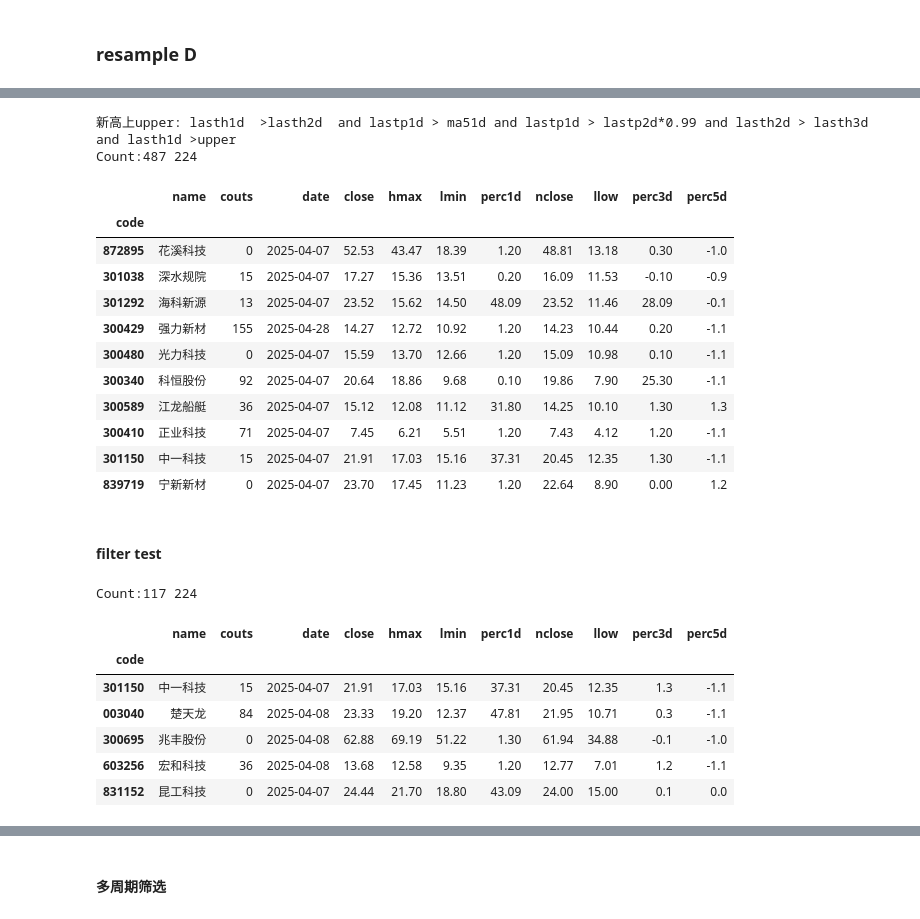
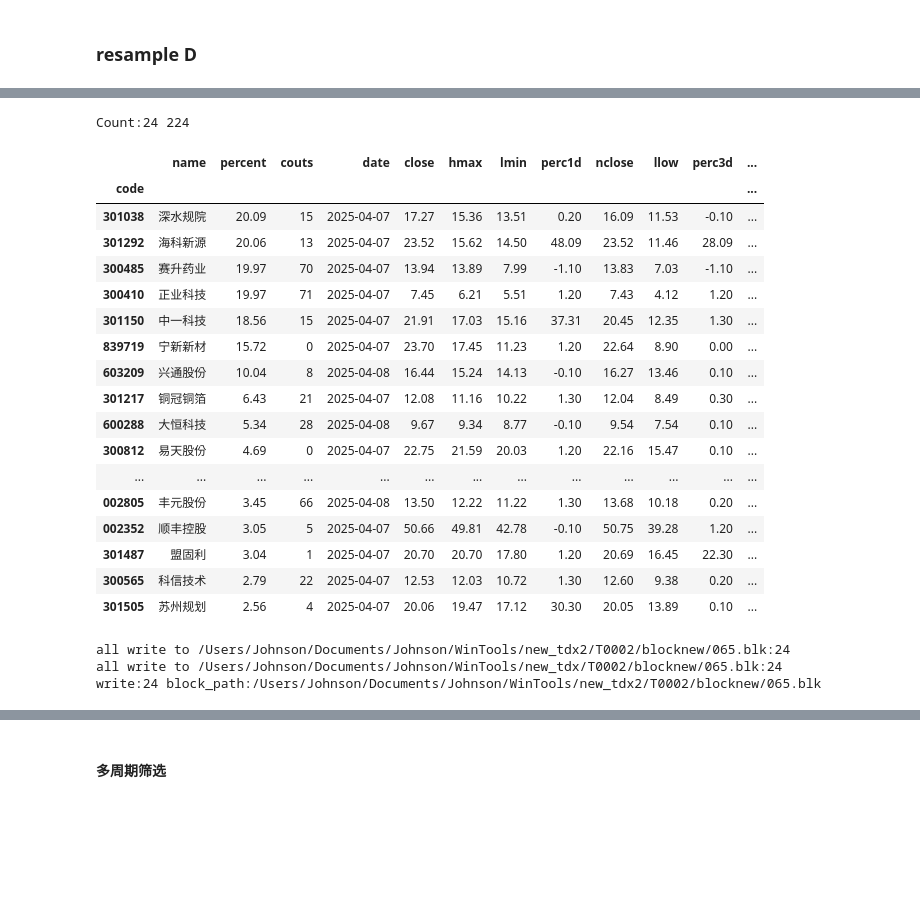
Before and after one commit to johnsonhongyi/pyQuant3, a Jupyter notebook: stock/jupyterAlgo/Quant2023/resample-monitor.ipynb, the cells around one changed output, grey strips where cells are left out. Cells and saved outputs as stored; diff of their text form; code cells hidden in the pictures; blank space fills up the shorter version.

```diff
--- a/stock/jupyterAlgo/Quant2023/resample-monitor.ipynb
+++ b/stock/jupyterAlgo/Quant2023/resample-monitor.ipynb
@@ -42,7 +38,7 @@ NameError: name 'resample' is not defined
 # %%
-def show_tdx_data(df, codelist=None, market_value='3', col=None,limit=20):
+def show_tdx_data(df, codelist=None, market_value='3', col=None,limit=20,orderby='percent'):
     col_src = [
-        "name", "couts", "date", "perc", "ra_diff","xratio", "idx", "hat", "close",
+        "name",'percent', "couts", "date", "perc", "ra_diff","xratio", "idx", "hat", "close",
         "volsum5d", "hmax", "lmin", "perc1d", "ma20", "ma250", "nclose",
         "llow", 'vol1d', 'vol2d', 'vol3d', 'vol4d', 'vol5d', "perc%sd" %
         (market_value),
@@ -62,7 +58,8 @@ def show_tdx_data(df, codelist=None, market_value='3', col=None,limit=20):
     #         columns_ = col_name.insert(1, "date")
     #     else:
     #         columns_ = col_name.remove("name")
-
+    if orderby in df.columns:
+        df=df.sort_values('percent', ascending=False)
     if isinstance(col,list):
         col_name.extend(col)
     elif col is not None:
@@ -527,40 +569,36 @@ DLTDXE:2.60
 # %%
 # td_code = tdx_d.query('lasth1d > lasth2d > lasth3d and close >= high4')
 # td_code = tdx_d.query('ma51d > ma10d and ral > 3 and lastp1d >ma20d and low > lastl1d and vol > 2' )
 # td_code = tdx_d.query('lastp1d > lastp2d  and lasth1d > lasth2d and lasth2d > lasth3d and lastl1d > lastl2d and lastl2d > lastl3d and close > open')
-td_code = h5_d.query(f'{get_filter(filterIDX)}')
-td_code = h5_d.query(f'lasth1d > lasth2d and close > lastp1d')
 
-show_tdx_data(td_code,limit=10)
+# td_code = h5_d.query(f'{get_filter(filterIDX)}')
+# td_code = h5_d.query(f'lasth1d > lasth2d and close > lastp1d and ral > 10 and fib > 0 and boll > 0')
+td_code = h5_d.query(f'lastv1d > lastv2d and close > lastp1d and ral > 10 and fib > 0 and boll > 0 and close > lastp2d and percent > per2d and percent > lastdu4 \
+and close >high4 and close > max5 and (low > open*0.99 or (per1d > 4 and low >= lastp1d))')
+
+show_tdx_data(td_code,limit=20)
 if len(td_code) < 30:
-    write_code_to_blk(td_code.index,'065',rewrite=True)
+    write_code_to_blk(td_code.sort_values('percent', ascending=False).index,'065',rewrite=True)
 # %% [output]
-新高上upper: lasth1d  >lasth2d  and lastp1d > ma51d and lastp1d > lastp2d*0.99 and lasth2d > lasth3d  and lasth1d >upper
-Count:487 224
+Count:24 224
-|  | name | couts | date | close | hmax | lmin | perc1d | nclose | llow | perc3d | perc5d |
-| code |  |  |  |  |  |  |  |  |  |  |  |
-| 872895 | 花溪科技 | 0 | 2025-04-07 | 52.53 | 43.47 | 18.39 | 1.20 | 48.81 | 13.18 | 0.30 | -1.0 |
-| 301038 | 深水规院 | 15 | 2025-04-07 | 17.27 | 15.36 | 13.51 | 0.20 | 16.09 | 11.53 | -0.10 | -0.9 |
-| 301292 | 海科新源 | 13 | 2025-04-07 | 23.52 | 15.62 | 14.50 | 48.09 | 23.52 | 11.46 | 28.09 | -0.1 |
-| 300429 | 强力新材 | 155 | 2025-04-28 | 14.27 | 12.72 | 10.92 | 1.20 | 14.23 | 10.44 | 0.20 | -1.1 |
-| 300480 | 光力科技 | 0 | 2025-04-07 | 15.59 | 13.70 | 12.66 | 1.20 | 15.09 | 10.98 | 0.10 | -1.1 |
-| 300340 | 科恒股份 | 92 | 2025-04-07 | 20.64 | 18.86 | 9.68 | 0.10 | 19.86 | 7.90 | 25.30 | -1.1 |
-| 300589 | 江龙船艇 | 36 | 2025-04-07 | 15.12 | 12.08 | 11.12 | 31.80 | 14.25 | 10.10 | 1.30 | 1.3 |
-| 300410 | 正业科技 | 71 | 2025-04-07 | 7.45 | 6.21 | 5.51 | 1.20 | 7.43 | 4.12 | 1.20 | -1.1 |
-| 301150 | 中一科技 | 15 | 2025-04-07 | 21.91 | 17.03 | 15.16 | 37.31 | 20.45 | 12.35 | 1.30 | -1.1 |
-| 839719 | 宁新新材 | 0 | 2025-04-07 | 23.70 | 17.45 | 11.23 | 1.20 | 22.64 | 8.90 | 0.00 | 1.2 |
+|  | name | percent | couts | date | close | hmax | lmin | perc1d | nclose | llow | perc3d | ... |
+| code |  |  |  |  |  |  |  |  |  |  |  | ... |
+| 301038 | 深水规院 | 20.09 | 15 | 2025-04-07 | 17.27 | 15.36 | 13.51 | 0.20 | 16.09 | 11.53 | -0.10 | ... |
+| 301292 | 海科新源 | 20.06 | 13 | 2025-04-07 | 23.52 | 15.62 | 14.50 | 48.09 | 23.52 | 11.46 | 28.09 | ... |
+| 300485 | 赛升药业 | 19.97 | 70 | 2025-04-07 | 13.94 | 13.89 | 7.99 | -1.10 | 13.83 | 7.03 | -1.10 | ... |
+| 300410 | 正业科技 | 19.97 | 71 | 2025-04-07 | 7.45 | 6.21 | 5.51 | 1.20 | 7.43 | 4.12 | 1.20 | ... |
+| 301150 | 中一科技 | 18.56 | 15 | 2025-04-07 | 21.91 | 17.03 | 15.16 | 37.31 | 20.45 | 12.35 | 1.30 | ... |
+| 839719 | 宁新新材 | 15.72 | 0 | 2025-04-07 | 23.70 | 17.45 | 11.23 | 1.20 | 22.64 | 8.90 | 0.00 | ... |
+| 603209 | 兴通股份 | 10.04 | 8 | 2025-04-08 | 16.44 | 15.24 | 14.13 | -0.10 | 16.27 | 13.46 | 0.10 | ... |
+| 301217 | 铜冠铜箔 | 6.43 | 21 | 2025-04-07 | 12.08 | 11.16 | 10.22 | 1.30 | 12.04 | 8.49 | 0.30 | ... |
+| 600288 | 大恒科技 | 5.34 | 28 | 2025-04-08 | 9.67 | 9.34 | 8.77 | -0.10 | 9.54 | 7.54 | 0.10 | ... |
+| 300812 | 易天股份 | 4.69 | 0 | 2025-04-07 | 22.75 | 21.59 | 20.03 | 1.20 | 22.16 | 15.47 | 0.10 | ... |
+| ... | ... | ... | ... | ... | ... | ... | ... | ... | ... | ... | ... | ... |
+| 002805 | 丰元股份 | 3.45 | 66 | 2025-04-08 | 13.50 | 12.22 | 11.22 | 1.30 | 13.68 | 10.18 | 0.20 | ... |
+| 002352 | 顺丰控股 | 3.05 | 5 | 2025-04-07 | 50.66 | 49.81 | 42.78 | -0.10 | 50.75 | 39.28 | 1.20 | ... |
+| 301487 | 盟固利 | 3.04 | 1 | 2025-04-07 | 20.70 | 20.70 | 17.80 | 1.20 | 20.69 | 16.45 | 22.30 | ... |
+| 300565 | 科信技术 | 2.79 | 22 | 2025-04-07 | 12.53 | 12.03 | 10.72 | 1.30 | 12.60 | 9.38 | 0.20 | ... |
+| 301505 | 苏州规划 | 2.56 | 4 | 2025-04-07 | 20.06 | 19.47 | 17.12 | 30.30 | 20.05 | 13.89 | 0.10 | ... |
+all write to /Users/Johnson/Documents/Johnson/WinTools/new_tdx2/T0002/blocknew/065.blk:24
+all write to /Users/Johnson/Documents/Johnson/WinTools/new_tdx/T0002/blocknew/065.blk:24
+write:24 block_path:/Users/Johnson/Documents/Johnson/WinTools/new_tdx2/T0002/blocknew/065.blk
-# %% [markdown]
-#### filter test
-# %%
-# h5_t_code=h5_w.query('lasth1d > upper1 and lasth1d >lasth2d   and high >boll and percent > maxp')
-h5_t_code=h5_d.query('lasth1d  >lasth2d  and lastp1d > ma51d and lastp1d > lastp2d*0.99 and lasth2d > lasth3d and lastp2d < upper2 and lasth1d >upper')
-show_tdx_data(h5_t_code,limit=5)
-# %% [output]
-Count:117 224
-|  | name | couts | date | close | hmax | lmin | perc1d | nclose | llow | perc3d | perc5d |
-| code |  |  |  |  |  |  |  |  |  |  |  |
-| 301150 | 中一科技 | 15 | 2025-04-07 | 21.91 | 17.03 | 15.16 | 37.31 | 20.45 | 12.35 | 1.3 | -1.1 |
-| 003040 | 楚天龙 | 84 | 2025-04-08 | 23.33 | 19.20 | 12.37 | 47.81 | 21.95 | 10.71 | 0.3 | -1.1 |
-| 300695 | 兆丰股份 | 0 | 2025-04-08 | 62.88 | 69.19 | 51.22 | 1.30 | 61.94 | 34.88 | -0.1 | -1.0 |
-| 603256 | 宏和科技 | 36 | 2025-04-08 | 13.68 | 12.58 | 9.35 | 1.20 | 12.77 | 7.01 | 1.2 | -1.1 |
-| 831152 | 昆工科技 | 0 | 2025-04-07 | 24.44 | 21.70 | 18.80 | 43.09 | 24.00 | 15.00 | 0.1 | 0.0 |
```
Also changed, not shown: parts of 21 cells of this notebook, 1 other file.
